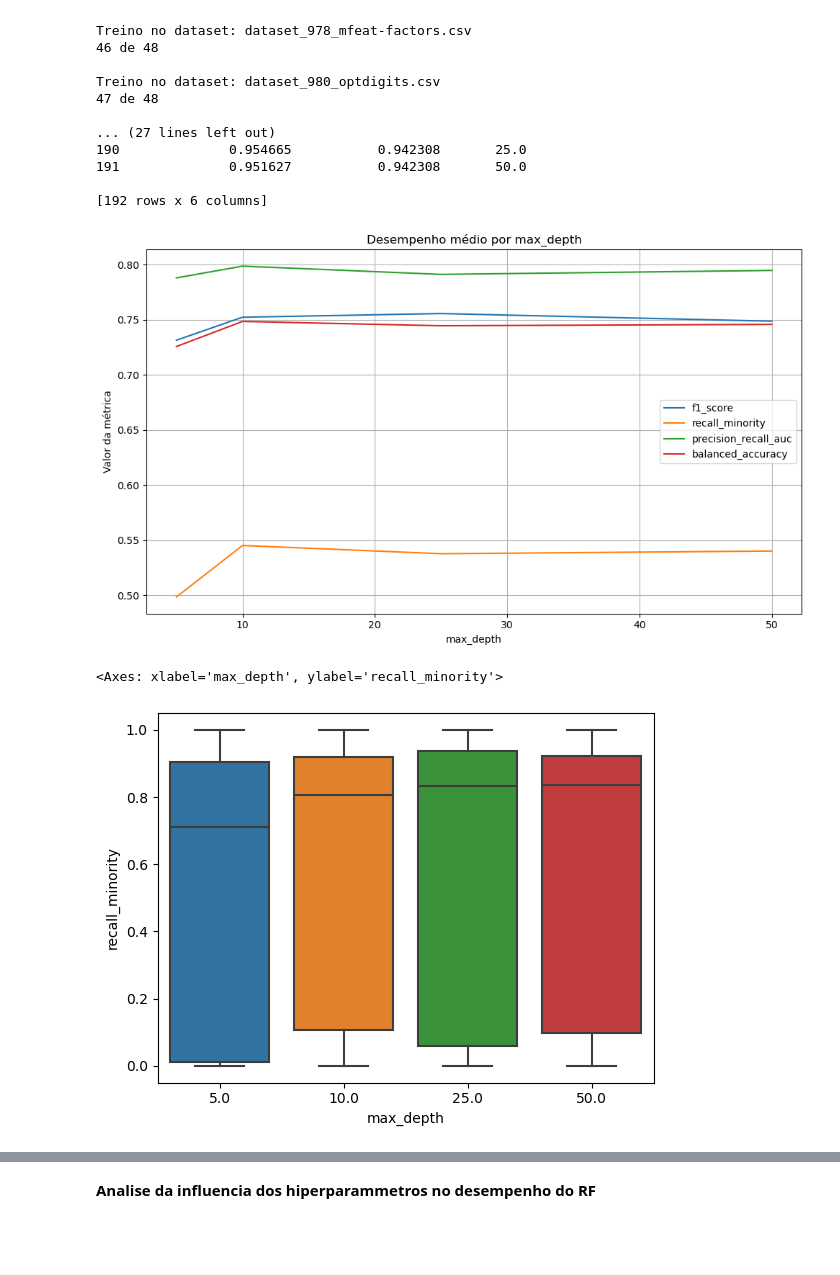
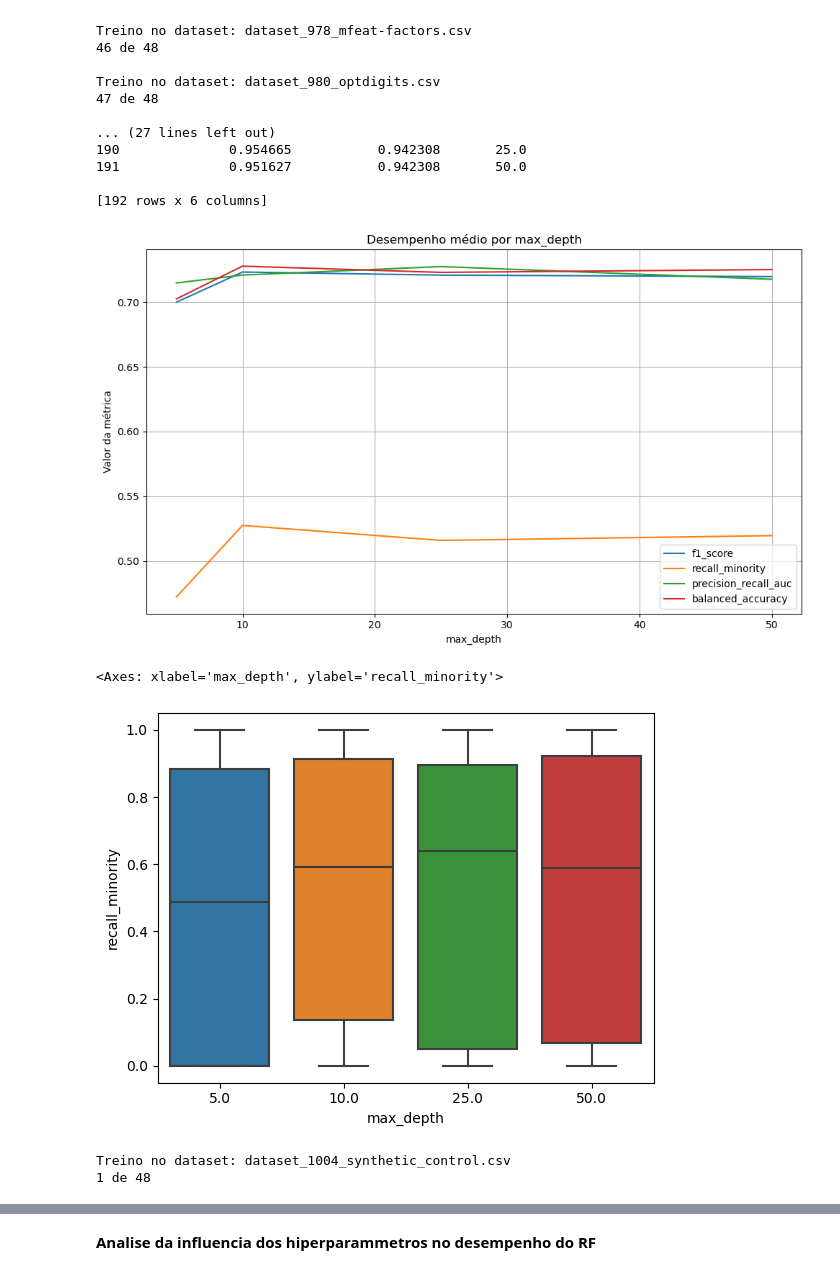
Before and after one commit to simao-g/RandomForest_v2, a Jupyter notebook: tt2.ipynb, the cells around one changed output, grey strips where cells are left out. Saved outputs shown, nothing was run; the diff lists cells and outputs as text; code cells hidden in the pictures; blank space fills up the shorter version.

```diff
--- a/tt2.ipynb
+++ b/tt2.ipynb
@@ -299,24 +301,25 @@ Treino no dataset: dataset_980_optdigits.csv
 # %%
 import seaborn as sns
 import matplotlib.pyplot as plt
 
+resultados_df=pd.read_csv(r'C:\Users\Utilizador\Desktop\RandomForest_v2\analise_inicial_depth_rf.csv')
 mean_results = resultados_df.groupby("max_depth").mean(numeric_only=True).reset_index()
 
 plt.figure(figsize=(10, 6))
 for metric in ["f1_score", "recall_minority", "precision_recall_auc", "balanced_accuracy"]:
     sns.lineplot(data=mean_results, x="max_depth", y=metric, label=metric)
 
 plt.title("Desempenho médio por max_depth")
 plt.xlabel("max_depth")
 plt.ylabel("Valor da métrica")
 plt.legend()
 plt.grid(True)
 plt.tight_layout()
 plt.show()
 # %% [output]
-[figure, old version]
+[figure, new version]
 # %%
 sns.boxplot(data=resultados_df, x="max_depth", y="recall_minority")
 # %% [output]
 <Axes: xlabel='max_depth', ylabel='recall_minority'>
-[figure, old version]
+[figure, new version]
@@ -322,0 +329,50 @@ sns.boxplot(data=resultados_df, x="max_depth", y="recall_minority")
+# %%
+pasta = pastas[1]
+
+for arquivo in os.listdir(pasta):
+    if arquivo.endswith(".csv"):
+        caminho_arquivo = os.path.join(pasta, arquivo)
+        print(f"\nTreino no dataset: {arquivo}")
+        print(count, "de 48")
+        count += 1
+
+        # Carrega dados
+        df = pd.read_csv(caminho_arquivo)
+        X = df.iloc[:, :-1].values
+        y = df.iloc[:, -1].values
+        num_atributos = X.shape[1]
+        # Divide treino/teste
+        X_train, X_test, y_train, y_test = split_train_test(X, y, test_size=0.3, random_state=42)
+
+
+        for n in n_estimators:
+            # Treina modelo
+            modelo = RandomForestClassifier(
+                n_estimators=n,
+                max_depth= 10,
+                max_features= math.floor(math.sqrt(num_atributos)),
+            )
+            modelo.fit(X_train, y_train)
+
+            # Previsão
+            y_pred_prob = modelo._predict(X_test)
+            y_pred = np.argmax(y_pred_prob, axis=1)
+
+            # Métricas
+            f1 = f1_score(y_test, y_pred)
+            rec_min = recall_minority(y_test, y_pred)
+            pr_auc = precision_recall_auc(y_test, y_pred_prob)
+            bal_acc = balanced_accuracy(y_test, y_pred)
+
+
+            resultados_est.append({
+                "dataset": arquivo,
+                "n_estimators": n,
+                "f1_score": f1,
+                "recall_minority": rec_min,
+                "precision_recall_auc": pr_auc,
+                "balanced_accuracy": bal_acc
+            })
+# %% [output]
+Treino no dataset: dataset_1004_synthetic_control.csv
+1 de 48
```
Also changed, not shown: parts of 6 cells of this notebook, 3 other files.
